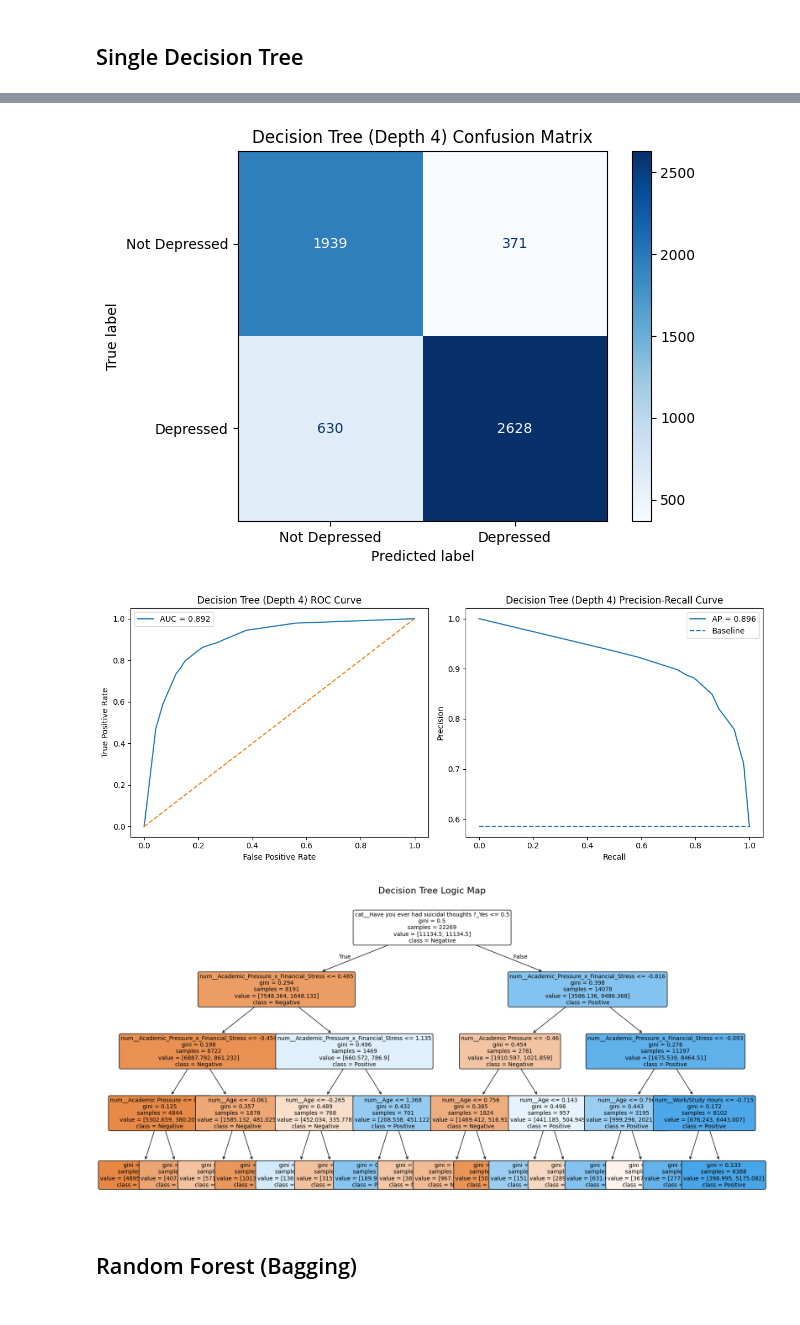
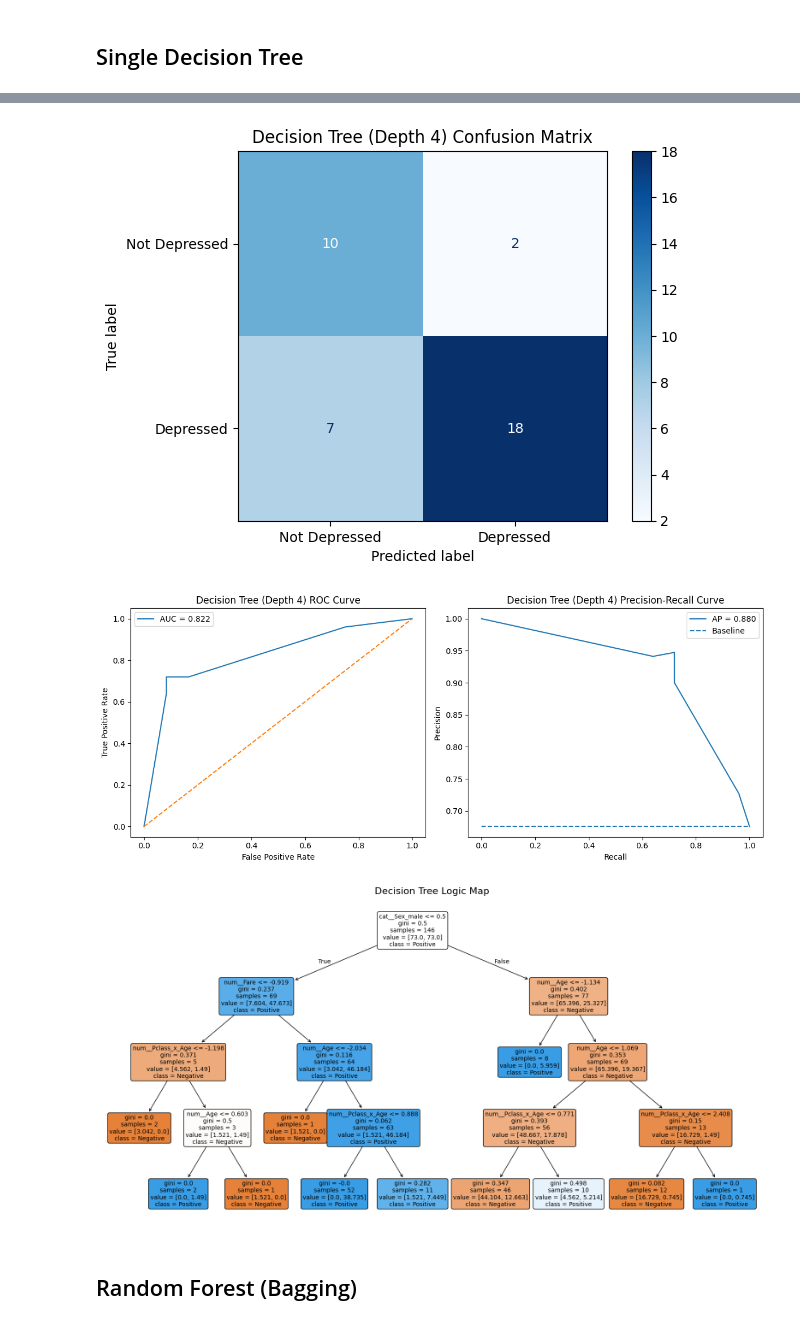
Before and after one commit to Archangel4148/Stats-Projects, a Jupyter notebook: main.ipynb, the cells around one changed output, grey strips where cells are left out. Cells and saved outputs as stored; diff of their text form; code cells hidden in the pictures.

Commit message:
Got it fully working for a new dataset, and added a model comparison at the end

```diff
--- a/main.ipynb
+++ b/main.ipynb
@@ -4,7 +4,7 @@
 import yaml
 from types import SimpleNamespace
 
-with open("configurations/student_depression_config.yaml", "r") as file:
+with open("configurations/titanic_config.yaml", "r") as file:
     config_dict = yaml.safe_load(file)
 
 # Convert to a namespace so you can use dot notation (config.SEED instead of config["SEED"])
@@ -125,17 +124,19 @@ cols_to_drop = [c for c in config.DROP_COLUMNS if c in dataset.columns]
 dataset = dataset.drop(columns=cols_to_drop)
 
 # Remove unwanted category variables
-for col, bad_vals in config.EXCLUDE_CATEGORY_VALUES.items():
-    if col in dataset.columns:
-        before = len(dataset)
-        dataset = dataset[~dataset[col].isin(bad_vals)].copy()
-        print(f"Dropped {before - len(dataset)} rows where {col} in {bad_vals}")
+if config.EXCLUDE_CATEGORY_VALUES:
+    for col, bad_vals in config.EXCLUDE_CATEGORY_VALUES.items():
+        if col in dataset.columns:
+            before = len(dataset)
+            dataset = dataset[~dataset[col].isin(bad_vals)].copy()
+            print(f"Dropped {before - len(dataset)} rows where {col} in {bad_vals}")
 
 # Apply ordinal mappings
 ordinal_mapped = {}   # stores the mapped numeric series for interaction terms
-for col, mapping in config.ORDINAL_MAPPINGS.items():
-    if col in dataset.columns:
-        ordinal_mapped[col] = dataset[col].map(mapping)
+if config.ORDINAL_MAPPINGS:
+    for col, mapping in config.ORDINAL_MAPPINGS.items():
+        if col in dataset.columns:
+            ordinal_mapped[col] = dataset[col].map(mapping)
 
 # Add interaction terms
 interaction_term_names = []
@@ -555,7 +551,7 @@ if TUNE_C:
     best_index = results['mean_test_score'].idxmax()
     best_score = results.loc[best_index, 'mean_test_score']
 
-    acceptable_threshold = best_score - results['std_test_score']
+    acceptable_threshold = best_score - results.loc[best_index, 'std_test_score']
 
     # Choose the simplest model within the acceptable threshold
     good_models = results[results["mean_test_score"] >= acceptable_threshold]
@@ -587,13 +583,16 @@ cv_scores = cross_validate_model(log_reg_sparse, X_train_processed, y_train, cv=
 y_proba_test = log_reg_sparse.predict_proba(X_test_processed)[:, 1]
 if config.THRESHOLD_STRATEGY == "recall":
     threshold_result = find_best_threshold(y_test, y_proba_test, target_recall=config.THRESHOLD_TARGET)
+elif config.THRESHOLD_STRATEGY == "precision":
+    threshold_result = find_best_threshold(y_test, y_proba_test, target_precision=config.THRESHOLD_TARGET)
 else:
-    threshold_result = find_best_threshold(y_test, y_proba_test, target_precision=config.THRESHOLD_TARGET)
+    # Default threshold
+    threshold_result = {"threshold": 0.5, "precision": None, "recall": None}
 
-print(f"Threshold Details: (Threshold = {threshold_result["threshold"]:.4f} | Precision = {threshold_result["precision"]:.4f} | Recall = {threshold_result["recall"]:.4f}")
+print(f"Threshold Details: (Threshold = {threshold_result["threshold"]} | Precision = {threshold_result["precision"]} | Recall = {threshold_result["recall"]}")
 
 # Evaluate the model
-evaluate_model(log_reg_sparse, X_test_processed, y_test, f"Sparse ({num_features} features) Logistic Regression", threshold=threshold_result["threshold"])
+sparse_lr_metrics = evaluate_model(log_reg_sparse, X_test_processed, y_test, f"Sparse ({num_features} features) Logistic Regression", threshold=threshold_result["threshold"])
 
 # Rank features by importance
 show_feature_importance(log_reg_sparse, preprocessor)
@@ -1037,7 +1028,7 @@ print("="*50)
 # We limit max_depth to 4 so it doesn't overfit and we can actually visualize it
 dt_model = DecisionTreeClassifier(max_depth=4, class_weight="balanced", random_state=config.SEED)
 dt_model.fit(X_train_processed, y_train)
-evaluate_model(dt_model, X_test_processed, y_test, name="Decision Tree (Depth 4)")
+single_tree_metrics = evaluate_model(dt_model, X_test_processed, y_test, name="Decision Tree (Depth 4)")
 
 # Draw the tree
 plt.figure(figsize=(20, 10))
@@ -1072,6 +1063,6 @@ MCC: 0.6385
-[figure, old version]
+[figure, new version]
-[figure, old version]
+[figure, new version]
-[figure, old version]
+[figure, new version]
 # %% [markdown]
 ## Random Forest (Bagging)
 # %%
```
Also changed, not shown: parts of 38 cells of this notebook, 2 other files.
